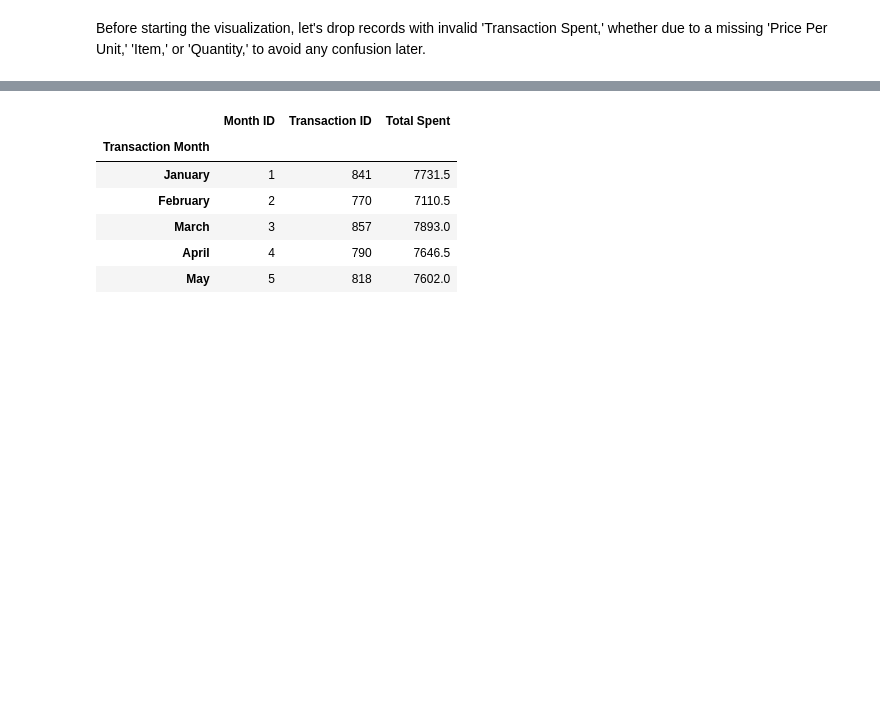
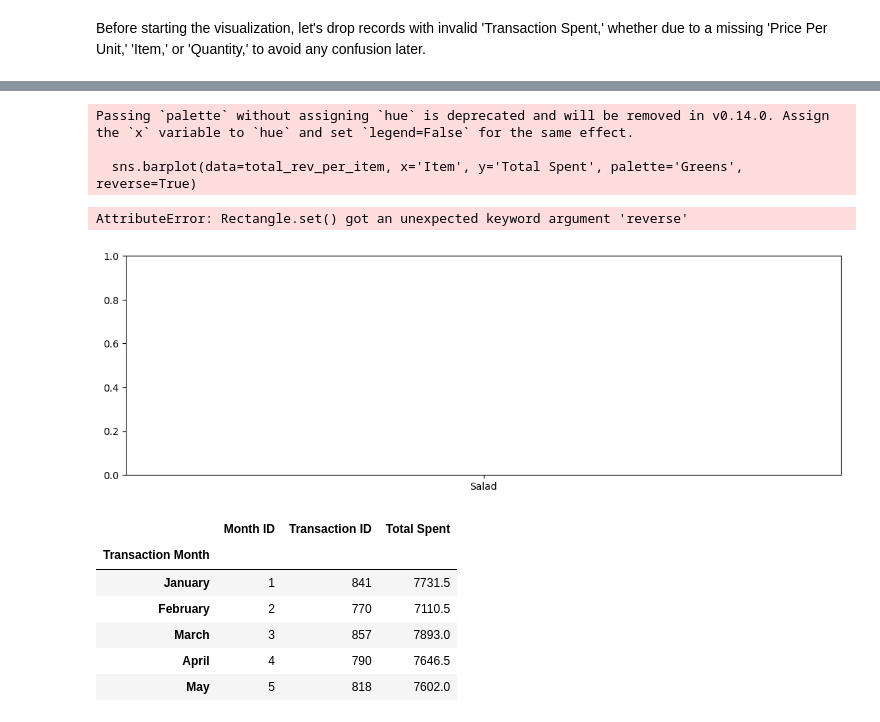
Before and after one commit to jeeenss/Data-Analysis-with-Python, a Jupyter notebook: Cafe_Sales/cafe_sales_analysis.ipynb, the cells around one changed output, grey strips where cells are left out. Saved outputs shown, nothing was run; the diff lists cells and outputs as text; code cells hidden in the pictures; blank space fills up the shorter version.

Commit message:
added visualization of total spent per item in 2023

```diff
--- a/Cafe_Sales/cafe_sales_analysis.ipynb
+++ b/Cafe_Sales/cafe_sales_analysis.ipynb
@@ -1079,0 +1077,4 @@ df.drop(idx_invalid_totalspent, inplace=True)
+# %%
+total_rev_per_item = df.groupby('Item')['Total Spent'].sum().reset_index()
+total_rev_per_item = total_rev_per_item.sort_values(by='Total Spent', ascending=False)
+total_rev_per_item
@@ -1080,3 +1091,17 @@ df.drop(idx_invalid_totalspent, inplace=True)
+# %%
+plt.figure(figsize=(13,4))
+sns.barplot(data=total_rev_per_item, x='Item', y='Total Spent', palette='Greens')
+plt.title("Total Revennue per Item in 2023")
+plt.xlabel('Item Name')
+plt.ylabel('Total Spent')
+plt.xticks(rotation=45)
+plt.show()
+# %% [output]
+Passing `palette` without assigning `hue` is deprecated and will be removed in v0.14.0. Assign the `x` variable to `hue` and set `legend=False` for the same effect.
+
+  sns.barplot(data=total_rev_per_item, x='Item', y='Total Spent', palette='Greens', reverse=True)
+AttributeError: Rectangle.set() got an unexpected keyword argument 'reverse'
+[figure, added]
 # %%
 result = df.groupby(['Transaction Month','Month ID'], as_index=False).agg({'Transaction ID': 'count','Total Spent':'sum'}).sort_values(['Month ID'], ascending=True)
 result = result.set_index('Transaction Month')
```
Also changed, not shown: parts of 7 cells of this notebook.
